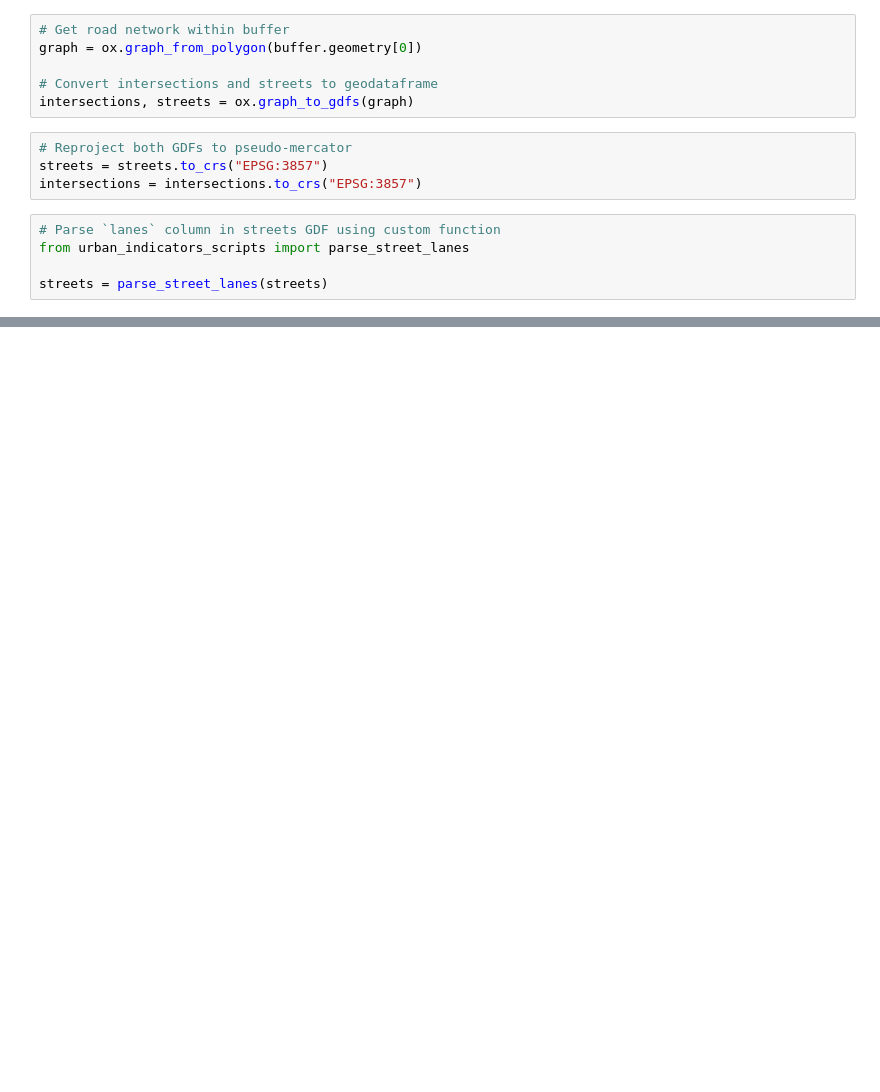
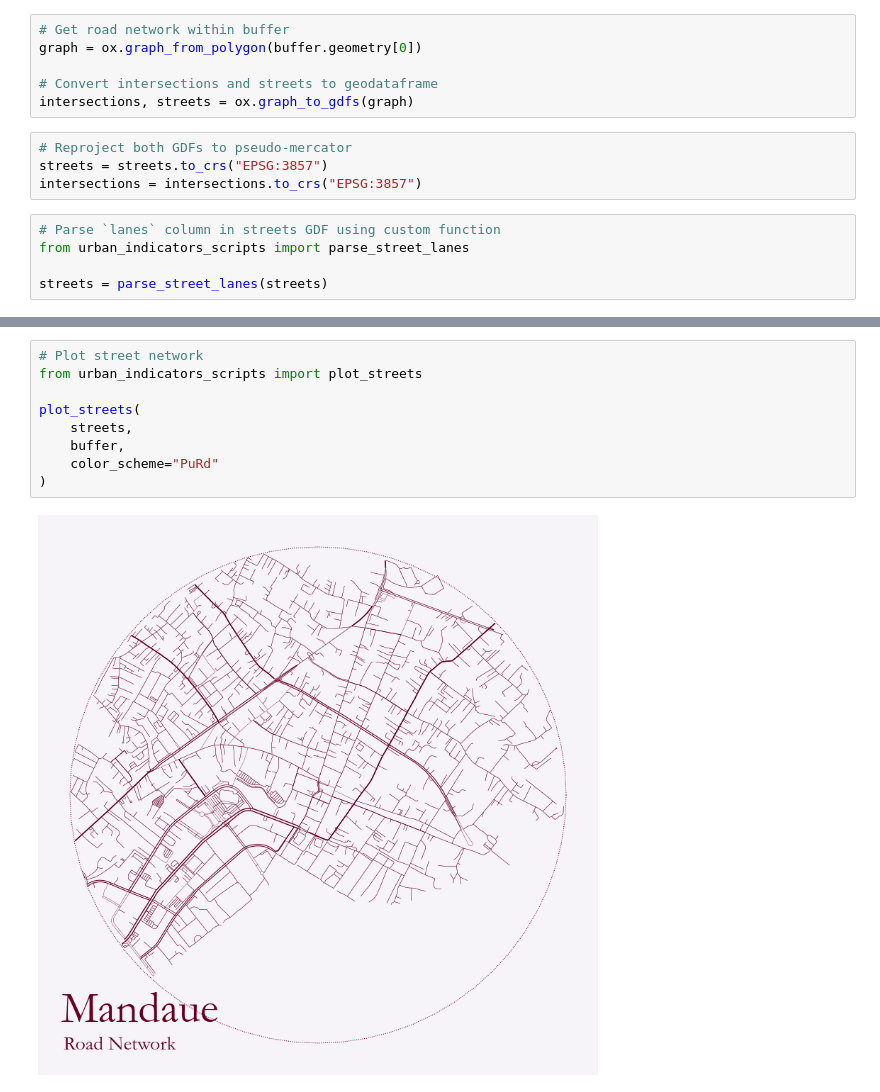
Before and after one commit to Automating-GIS-processes-II-2023/final-assignment-jeromemaiquez, a Jupyter notebook: osm_street_circle.ipynb, the cells around one changed output, grey strips where cells are left out. Drawn from its saved outputs; the diff is of its cells as text; blank space fills up the shorter version.

```diff
--- a/osm_street_circle.ipynb
+++ b/osm_street_circle.ipynb
@@ -155,0 +52,11 @@ plt.yticks([])
+# %%
+# Plot street network
+from urban_indicators_scripts import plot_streets
+
+plot_streets(
+    streets,
+    buffer,
+    color_scheme="PuRd"
+)
+# %% [output]
+[figure, added]
```
Also changed, not shown: parts of 4 cells of this notebook, 2 other files.
